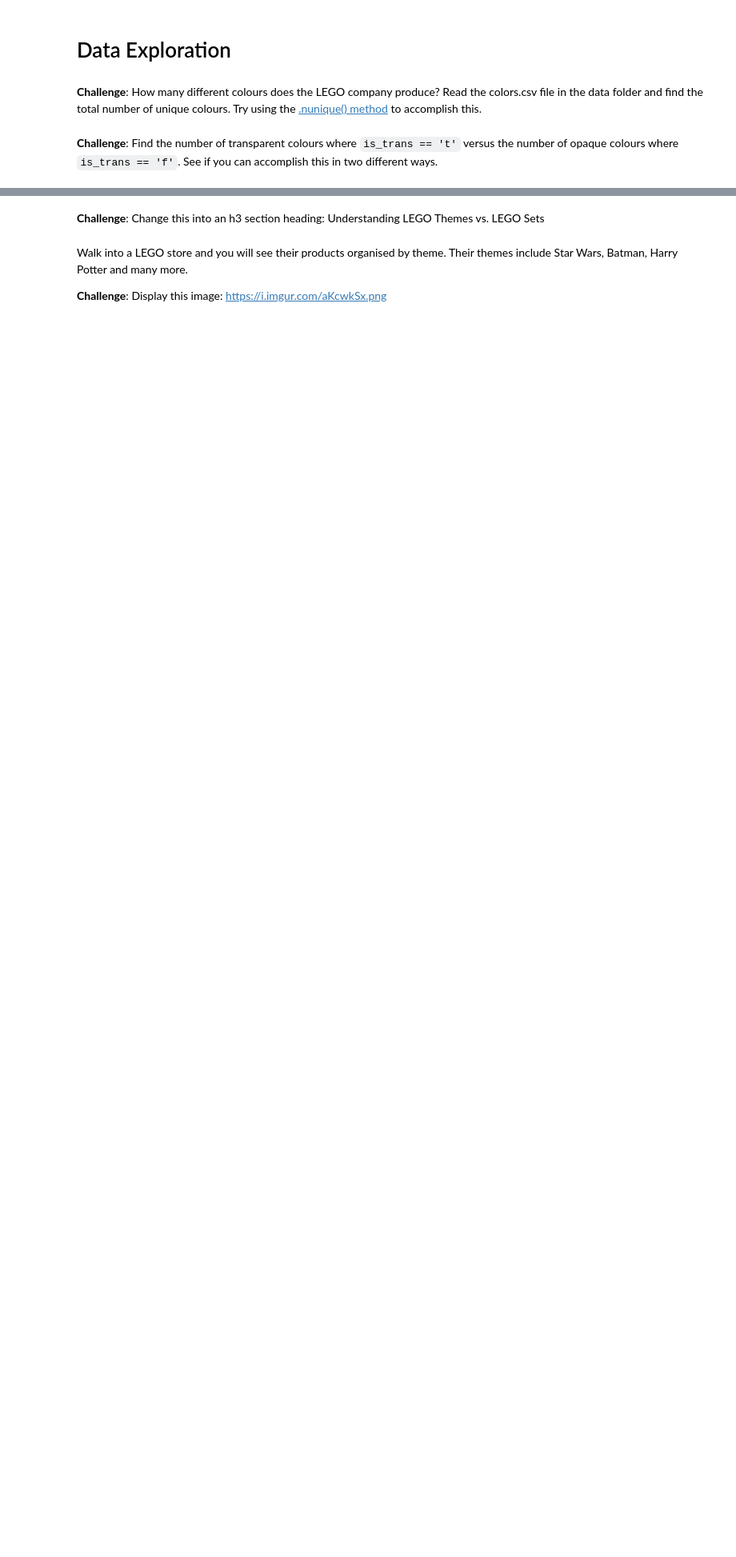
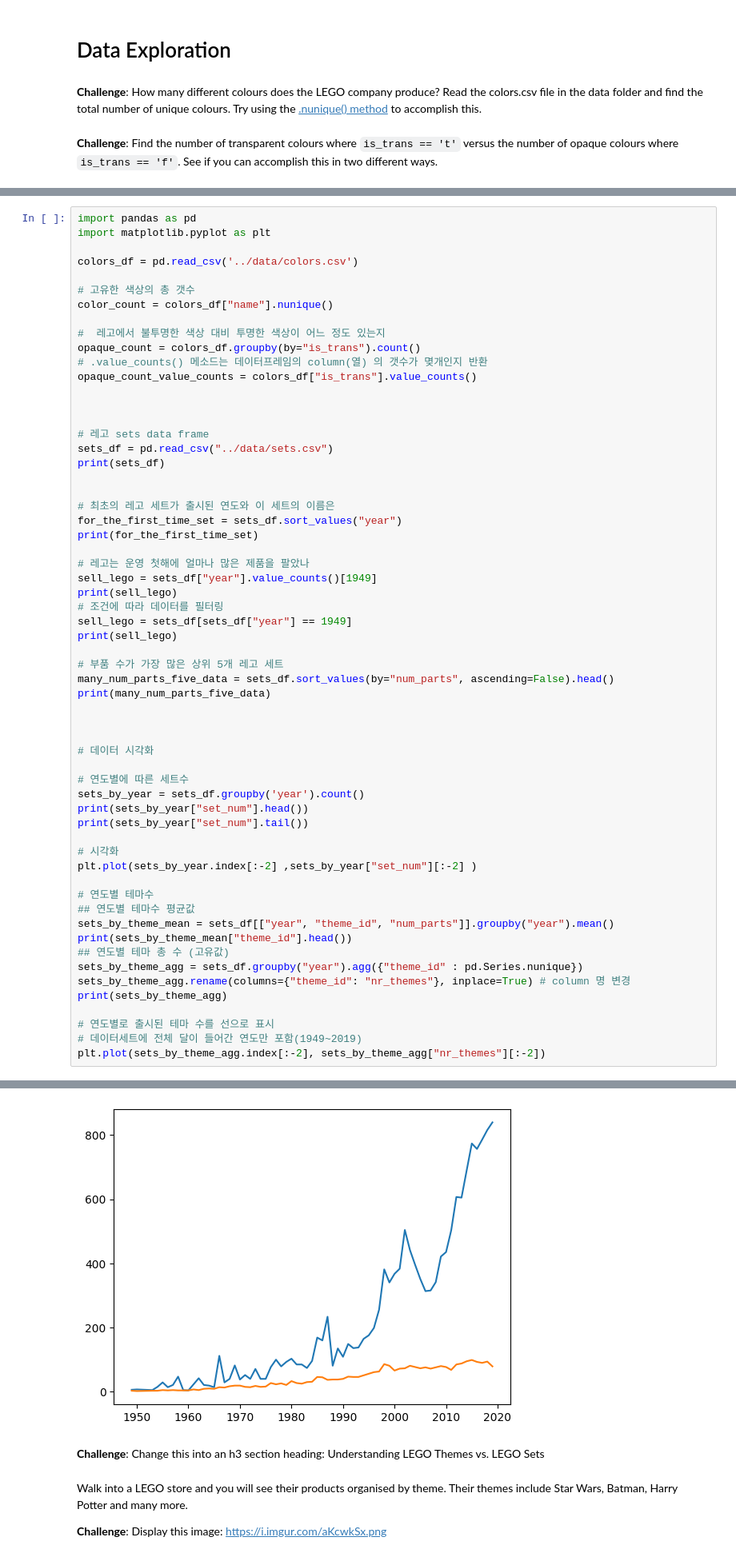
Before and after one commit to Sn-bow/LEGO_notebook_and_data, a Jupyter notebook: src/Lego_Analysis_for_Course_(start).ipynb, the cells around one changed output, grey strips where cells are left out. Shown: that part at 80% size. Saved outputs shown, nothing was run; the diff lists cells and outputs as text; blank space fills up the shorter version.

```diff
--- a/src/Lego_Analysis_for_Course_(start).ipynb
+++ b/src/Lego_Analysis_for_Course_(start).ipynb
@@ -31,0 +99,61 @@ sets tend to have more or fewer parts than newer sets?</li>
+# %%
+import pandas as pd
+import matplotlib.pyplot as plt
+
+colors_df = pd.read_csv('../data/colors.csv')
+
+# 고유한 색상의 총 갯수
+color_count = colors_df["name"].nunique()
+
+#  레고에서 불투명한 색상 대비 투명한 색상이 어느 정도 있는지
+opaque_count = colors_df.groupby(by="is_trans").count()
+# .value_counts() 메소드는 데이터프레임의 column(열) 의 갯수가 몆개인지 반환
+opaque_count_value_counts = colors_df["is_trans"].value_counts()
+
+
+
+# 레고 sets data frame
+sets_df = pd.read_csv("../data/sets.csv")
+print(sets_df)
+
+
+# 최초의 레고 세트가 출시된 연도와 이 세트의 이름은
+for_the_first_time_set = sets_df.sort_values("year")
+print(for_the_first_time_set)
+
+# 레고는 운영 첫해에 얼마나 많은 제품을 팔았나
+sell_lego = sets_df["year"].value_counts()[1949]
+print(sell_lego)
+# 조건에 따라 데이터를 필터링
+sell_lego = sets_df[sets_df["year"] == 1949]
+print(sell_lego)
+
+# 부품 수가 가장 많은 상위 5개 레고 세트
+many_num_parts_five_data = sets_df.sort_values(by="num_parts", ascending=False).head()
+print(many_num_parts_five_data)
+
+
+
+# 데이터 시각화
+
+# 연도별에 따른 세트수
+sets_by_year = sets_df.groupby('year').count()
+print(sets_by_year["set_num"].head())
+print(sets_by_year["set_num"].tail())
+
+# 시각화
+plt.plot(sets_by_year.index[:-2] ,sets_by_year["set_num"][:-2] )
+
+# 연도별 테마수
+## 연도별 테마수 평균값
+sets_by_theme_mean = sets_df[["year", "theme_id", "num_parts"]].groupby("year").mean()
+print(sets_by_theme_mean["theme_id"].head())
+## 연도별 테마 총 수 (고유값)
+sets_by_theme_agg = sets_df.groupby("year").agg({"theme_id" : pd.Series.nunique})
+sets_by_theme_agg.rename(columns={"theme_id": "nr_themes"}, inplace=True) # column 명 변경
+print(sets_by_theme_agg)
+
+# 연도별로 출시된 테마 수를 선으로 표시
+# 데이터세트에 전체 달이 들어간 연도만 포함(1949~2019)
+plt.plot(sets_by_theme_agg.index[:-2], sets_by_theme_agg["nr_themes"][:-2])
+# %% [output]
@@ -32,3 +178,4 @@ sets tend to have more or fewer parts than newer sets?</li>
+[figure, added]
 # %% [markdown]
 **Challenge**: Change this into an h3 section heading: Understanding LEGO Themes vs. LEGO Sets
 # %% [markdown]
```
Also changed, not shown: parts of 2 cells of this notebook, 20 other files.
